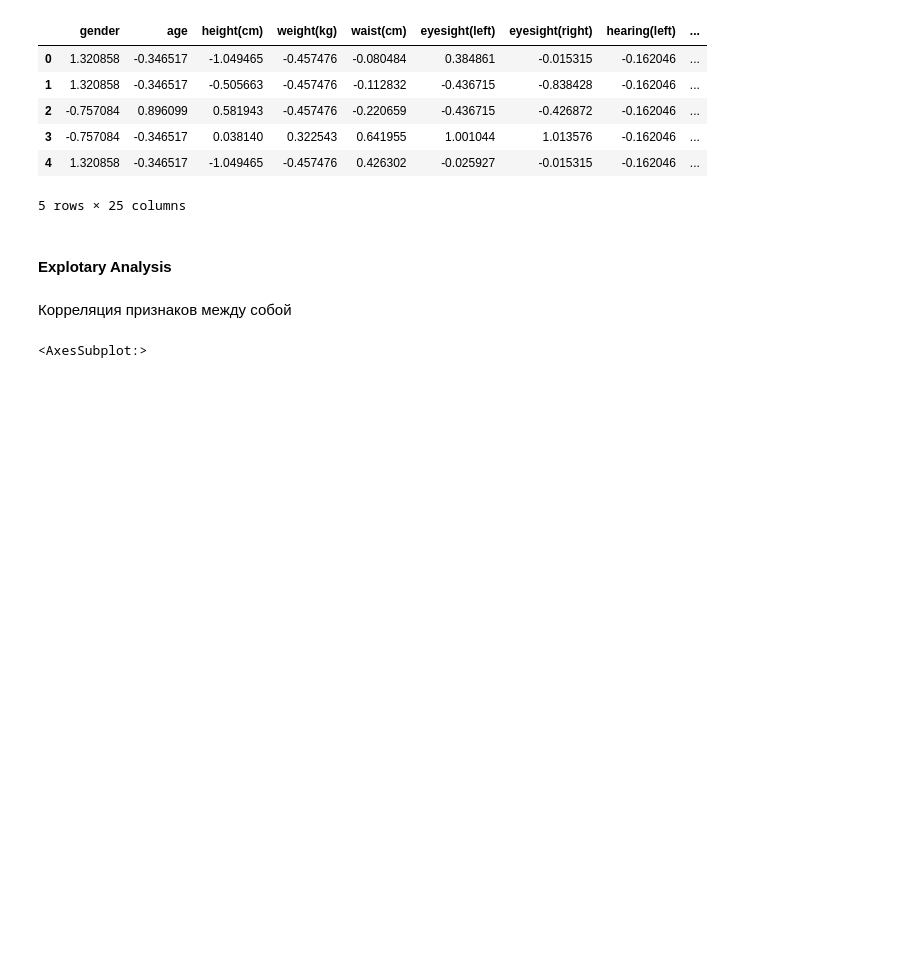
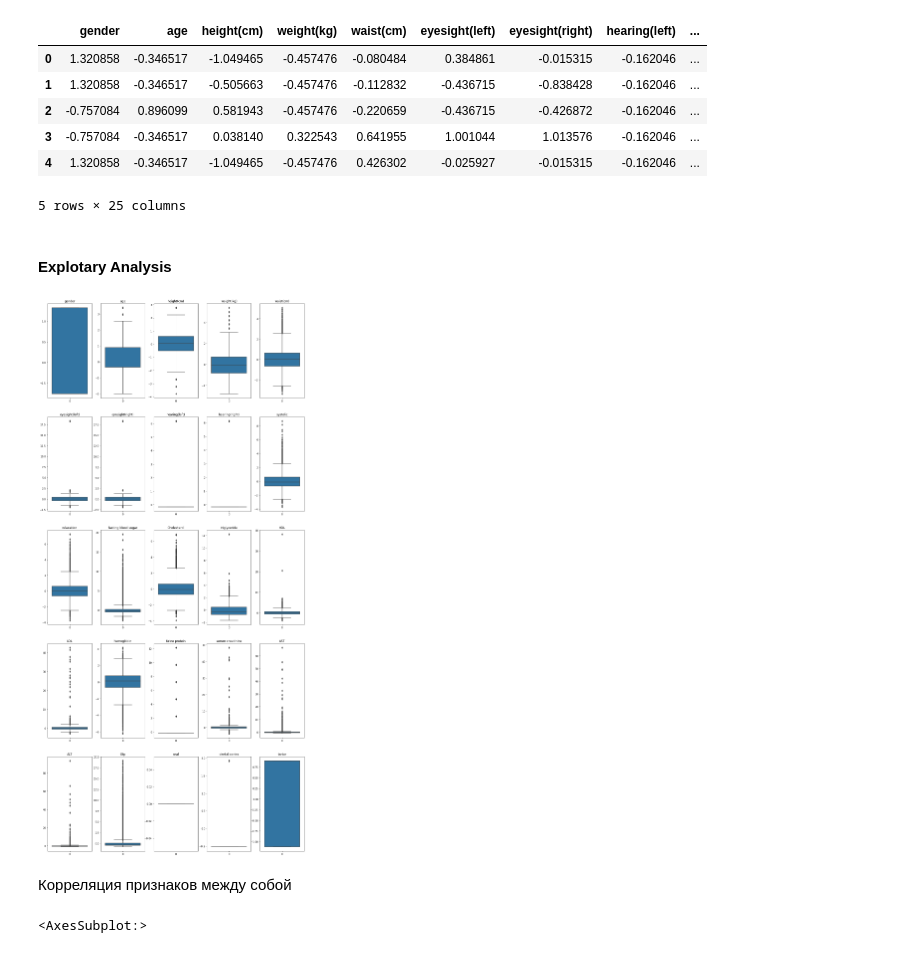
Before and after one commit to KozynchenkoVS/MLProject2023, a Jupyter notebook: NoteBook.ipynb, the cells around one changed output. Saved outputs shown, nothing was run; the diff lists cells and outputs as text; code cells hidden in the pictures; blank space fills up the shorter version.

Commit message:
07/01/2023: Boxplots

```diff
--- a/NoteBook.ipynb
+++ b/NoteBook.ipynb
@@ -100,6 +94,22 @@ X.head()
 5 rows × 25 columns
 # %% [markdown]
 #### Explotary Analysis
+# %%
+
+# Create the figure and two subplots
+fig, axes = plt.subplots(5, 5)
+fig.set_size_inches(18.5, 40.5)
+# Create the boxplot with Seaborn
+i = 0
+j = 0
+for column in list(X.columns):
+        sns.boxplot(data=X[column], ax=axes[i, j])
+        axes[i, j].set_title(column)
+        j+=1
+        if j == 5: j = 0; i+=1
+        # axis.set(xticklabels=[], xticks=[], ylabel=column)
+# %% [output]
+[figure, added]
 # %% [markdown]
 Корреляция признаков между собой
 # %%
```
Also changed, not shown: parts of 38 cells of this notebook, 1 other file.
